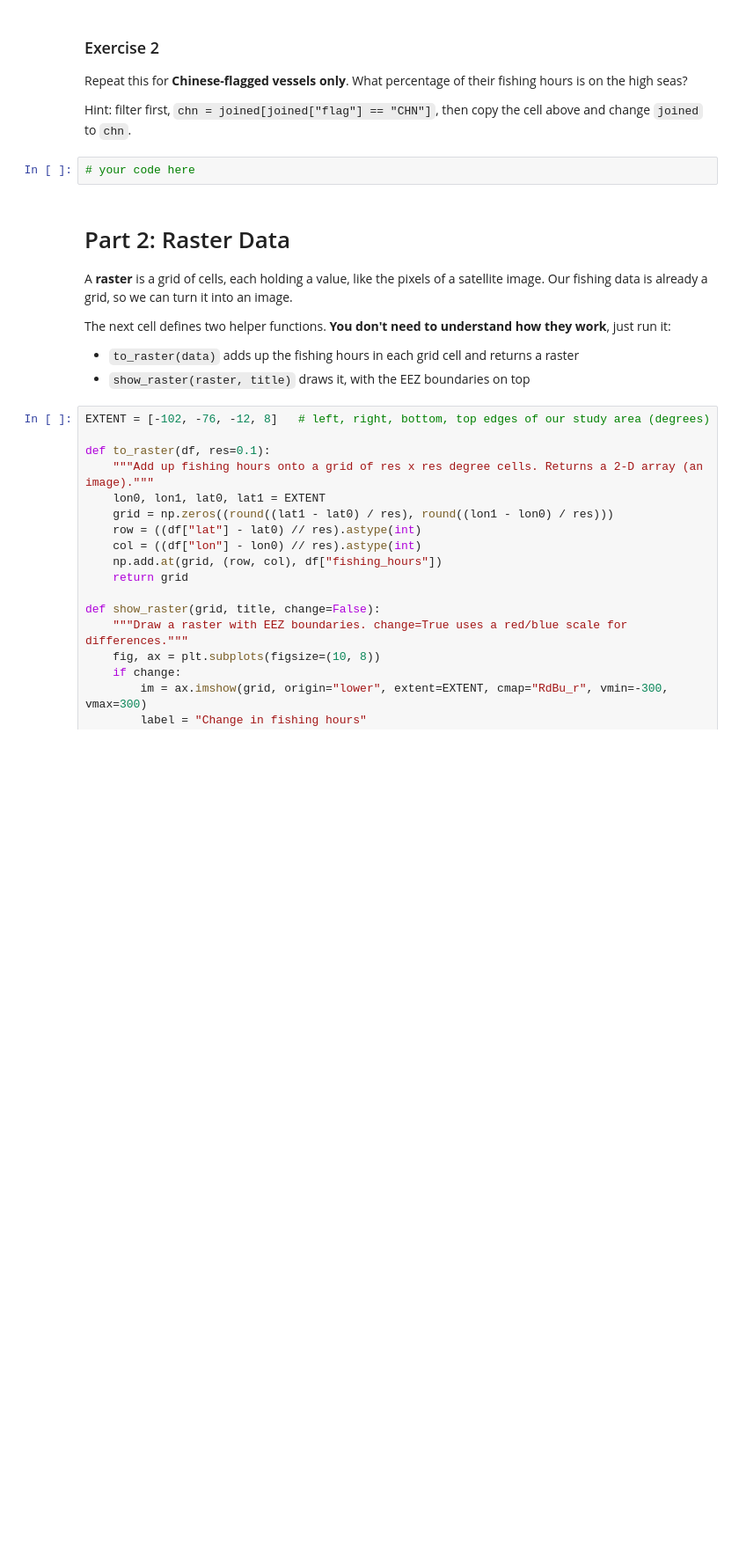
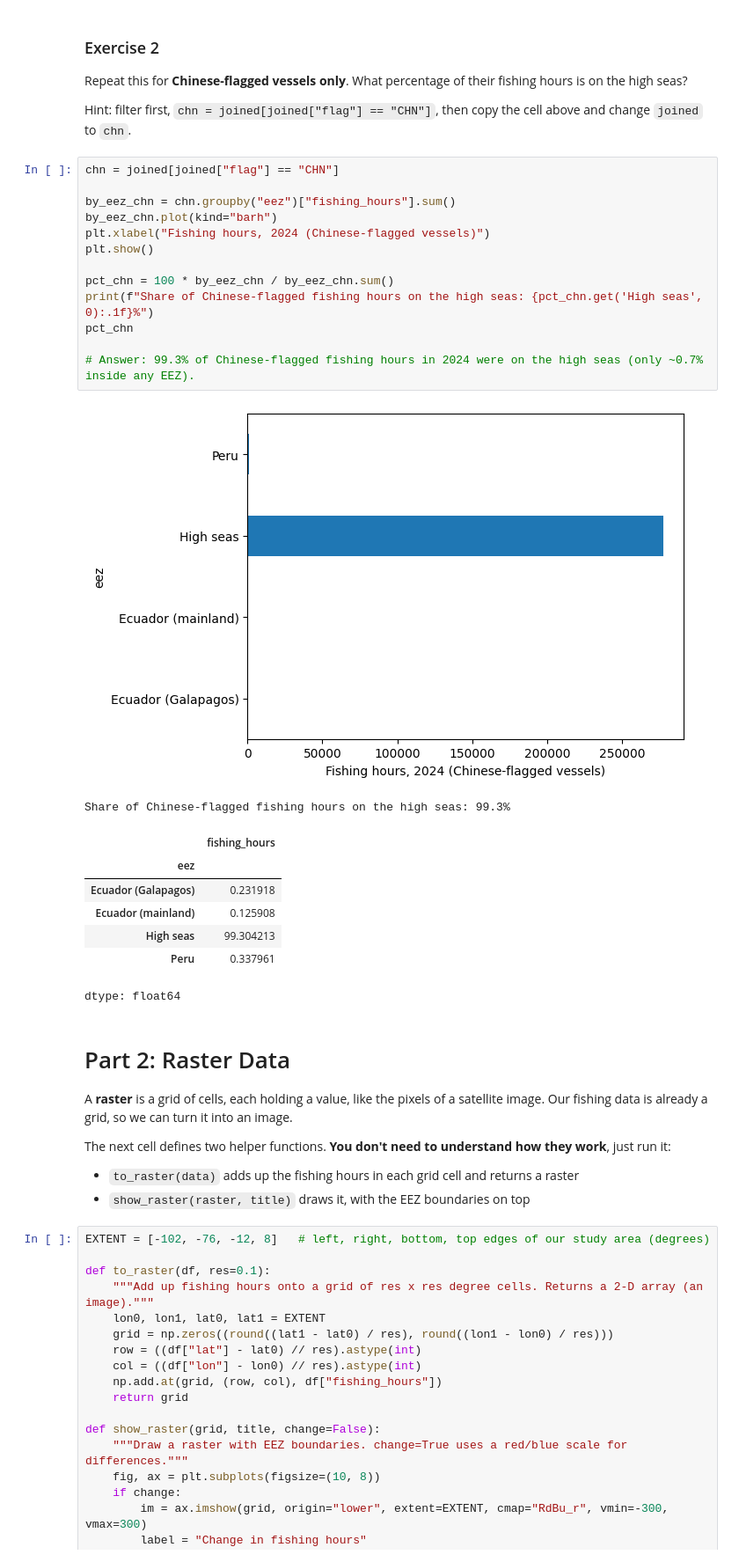
Before and after one commit to boscof0715-commits/Basc0005, a Jupyter notebook: notebooks/W03. Spatial Data.ipynb, the cells around one changed output. Shown at 88% size. Saved outputs shown, nothing was run; the diff lists cells and outputs as text; blank space fills up the shorter version.

```diff
--- a/notebooks/W03. Spatial Data.ipynb
+++ b/notebooks/W03. Spatial Data.ipynb
@@ -146,7 +158,28 @@ Repeat this for **Chinese-flagged vessels only**. What percentage of their fishi
 
 Hint: filter first, `chn = joined[joined["flag"] == "CHN"]`, then copy the cell above and change `joined` to `chn`.
 # %%
-# your code here
+chn = joined[joined["flag"] == "CHN"]
+
+by_eez_chn = chn.groupby("eez")["fishing_hours"].sum()
+by_eez_chn.plot(kind="barh")
+plt.xlabel("Fishing hours, 2024 (Chinese-flagged vessels)")
+plt.show()
+
+pct_chn = 100 * by_eez_chn / by_eez_chn.sum()
+print(f"Share of Chinese-flagged fishing hours on the high seas: {pct_chn.get('High seas', 0):.1f}%")
+pct_chn
+
+# Answer: 99.3% of Chinese-flagged fishing hours in 2024 were on the high seas (only ~0.7% inside any EEZ).
+# %% [output]
+[figure, added]
+Share of Chinese-flagged fishing hours on the high seas: 99.3%
+|  | fishing_hours |
+| eez |  |
+| Ecuador (Galapagos) | 0.231918 |
+| Ecuador (mainland) | 0.125908 |
+| High seas | 99.304213 |
+| Peru | 0.337961 |
+dtype: float64
 # %% [markdown]
 # Part 2: Raster Data
 
```
Also changed, not shown: parts of 10 cells of this notebook.
